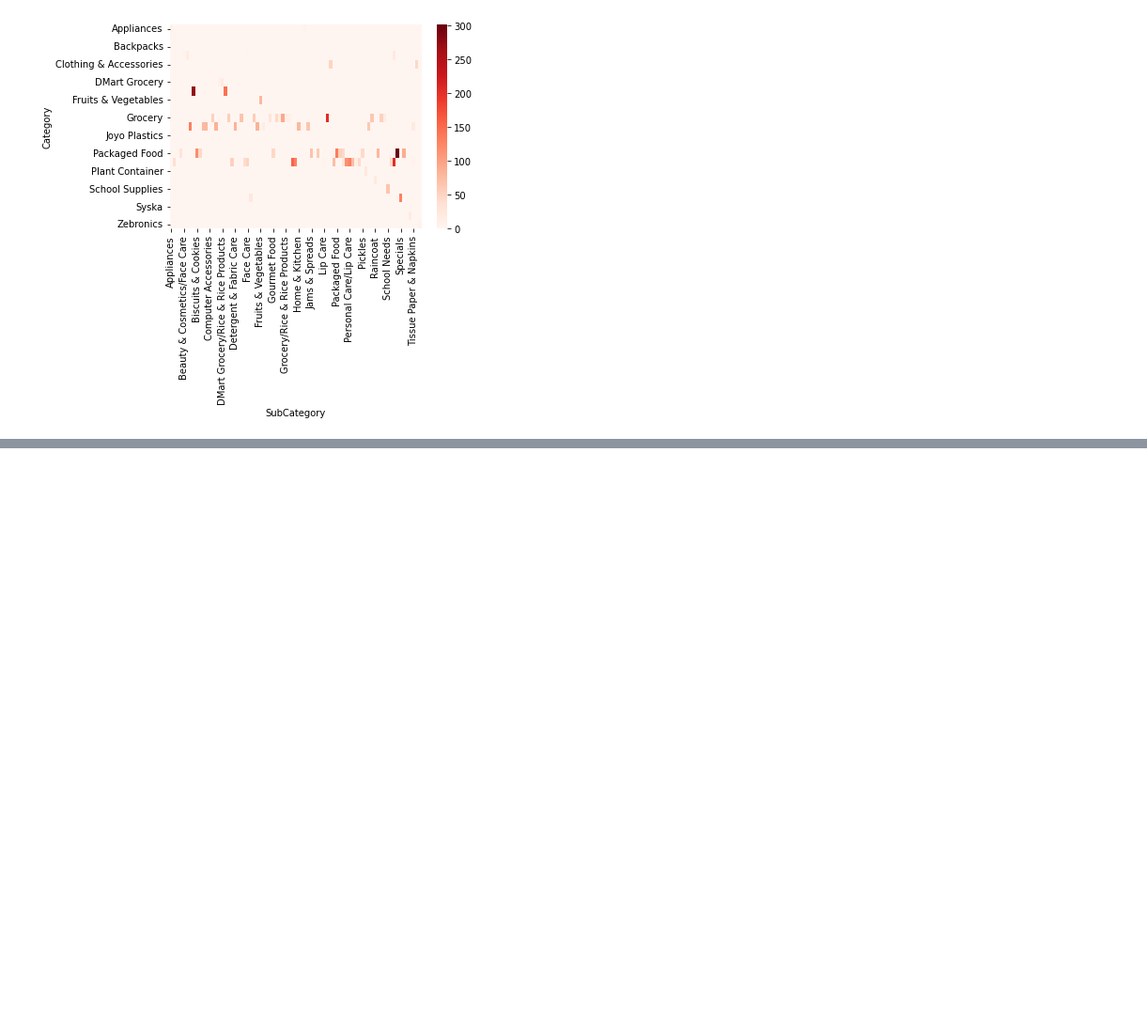
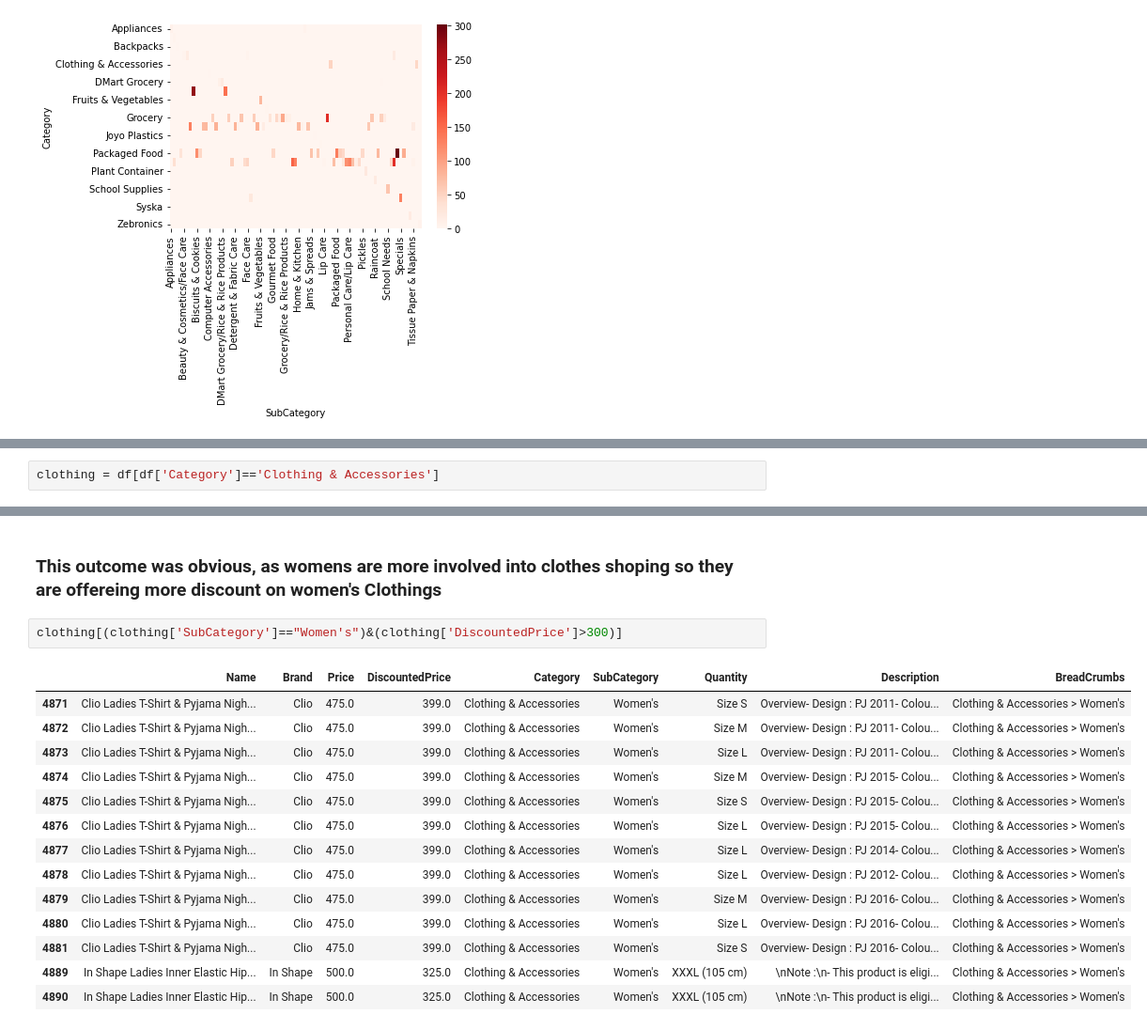
Before and after one commit to bharath3848/Dmart-dataset, a Jupyter notebook: EDA_Project.ipynb, the cells around one changed output, grey strips where cells are left out. Shown at 94% size. Saved outputs shown, nothing was run; the diff lists cells and outputs as text; blank space fills up the shorter version.

```diff
--- a/EDA_Project.ipynb
+++ b/EDA_Project.ipynb
@@ -463,0 +494,2 @@ plt.show()
+# %%
+clothing = df[df['Category']=='Clothing & Accessories']
@@ -463,0 +509,19 @@ plt.show()
+# %% [markdown]
+### This outcome was obvious, as womens are more involved into clothes shoping so they are offereing more discount on women's Clothings
+# %%
+clothing[(clothing['SubCategory']=="Women's")&(clothing['DiscountedPrice']>300)]
+# %% [output]
+|  | Name | Brand | Price | DiscountedPrice | Category | SubCategory | Quantity | Description | BreadCrumbs |
+| 4871 | Clio Ladies T-Shirt & Pyjama Nigh... | Clio | 475.0 | 399.0 | Clothing & Accessories | Women's | Size S | Overview- Design : PJ 2011- Colou... | Clothing & Accessories > Women's |
+| 4872 | Clio Ladies T-Shirt & Pyjama Nigh... | Clio | 475.0 | 399.0 | Clothing & Accessories | Women's | Size M | Overview- Design : PJ 2011- Colou... | Clothing & Accessories > Women's |
+| 4873 | Clio Ladies T-Shirt & Pyjama Nigh... | Clio | 475.0 | 399.0 | Clothing & Accessories | Women's | Size L | Overview- Design : PJ 2011- Colou... | Clothing & Accessories > Women's |
+| 4874 | Clio Ladies T-Shirt & Pyjama Nigh... | Clio | 475.0 | 399.0 | Clothing & Accessories | Women's | Size M | Overview- Design : PJ 2015- Colou... | Clothing & Accessories > Women's |
+| 4875 | Clio Ladies T-Shirt & Pyjama Nigh... | Clio | 475.0 | 399.0 | Clothing & Accessories | Women's | Size S | Overview- Design : PJ 2015- Colou... | Clothing & Accessories > Women's |
+| 4876 | Clio Ladies T-Shirt & Pyjama Nigh... | Clio | 475.0 | 399.0 | Clothing & Accessories | Women's | Size L | Overview- Design : PJ 2015- Colou... | Clothing & Accessories > Women's |
+| 4877 | Clio Ladies T-Shirt & Pyjama Nigh... | Clio | 475.0 | 399.0 | Clothing & Accessories | Women's | Size L | Overview- Design : PJ 2014- Colou... | Clothing & Accessories > Women's |
+| 4878 | Clio Ladies T-Shirt & Pyjama Nigh... | Clio | 475.0 | 399.0 | Clothing & Accessories | Women's | Size L | Overview- Design : PJ 2012- Colou... | Clothing & Accessories > Women's |
+| 4879 | Clio Ladies T-Shirt & Pyjama Nigh... | Clio | 475.0 | 399.0 | Clothing & Accessories | Women's | Size M | Overview- Design : PJ 2016- Colou... | Clothing & Accessories > Women's |
+| 4880 | Clio Ladies T-Shirt & Pyjama Nigh... | Clio | 475.0 | 399.0 | Clothing & Accessories | Women's | Size L | Overview- Design : PJ 2016- Colou... | Clothing & Accessories > Women's |
+| 4881 | Clio Ladies T-Shirt & Pyjama Nigh... | Clio | 475.0 | 399.0 | Clothing & Accessories | Women's | Size S | Overview- Design : PJ 2016- Colou... | Clothing & Accessories > Women's |
+| 4889 | In Shape Ladies Inner Elastic Hip... | In Shape | 500.0 | 325.0 | Clothing & Accessories | Women's | XXXL (105 cm) | \nNote :\n- This product is eligi... | Clothing & Accessories > Women's |
+| 4890 | In Shape Ladies Inner Elastic Hip... | In Shape | 500.0 | 325.0 | Clothing & Accessories | Women's | XXXL (105 cm) | \nNote :\n- This product is eligi... | Clothing & Accessories > Women's |
```
Also changed, not shown: parts of 29 cells of this notebook.
